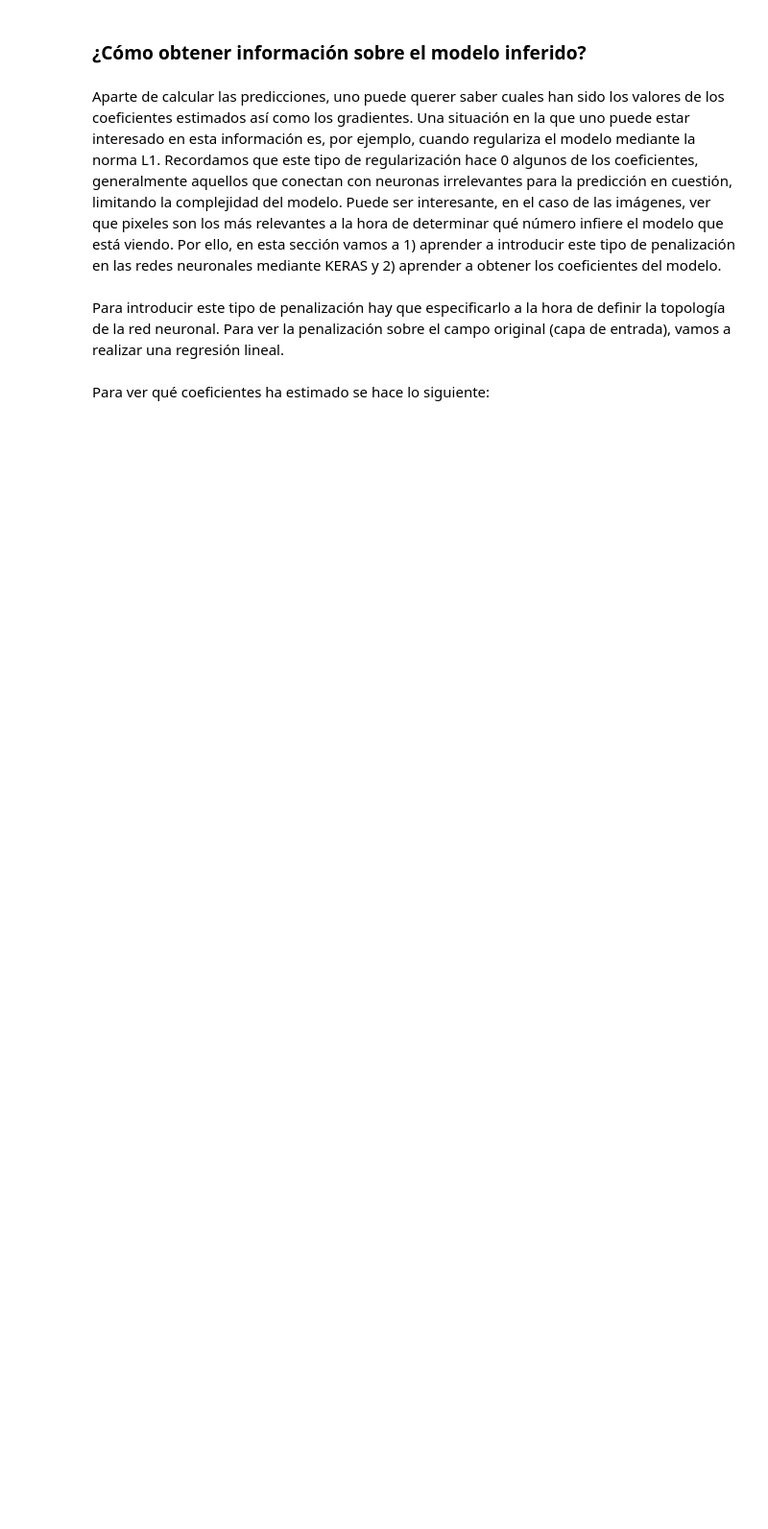
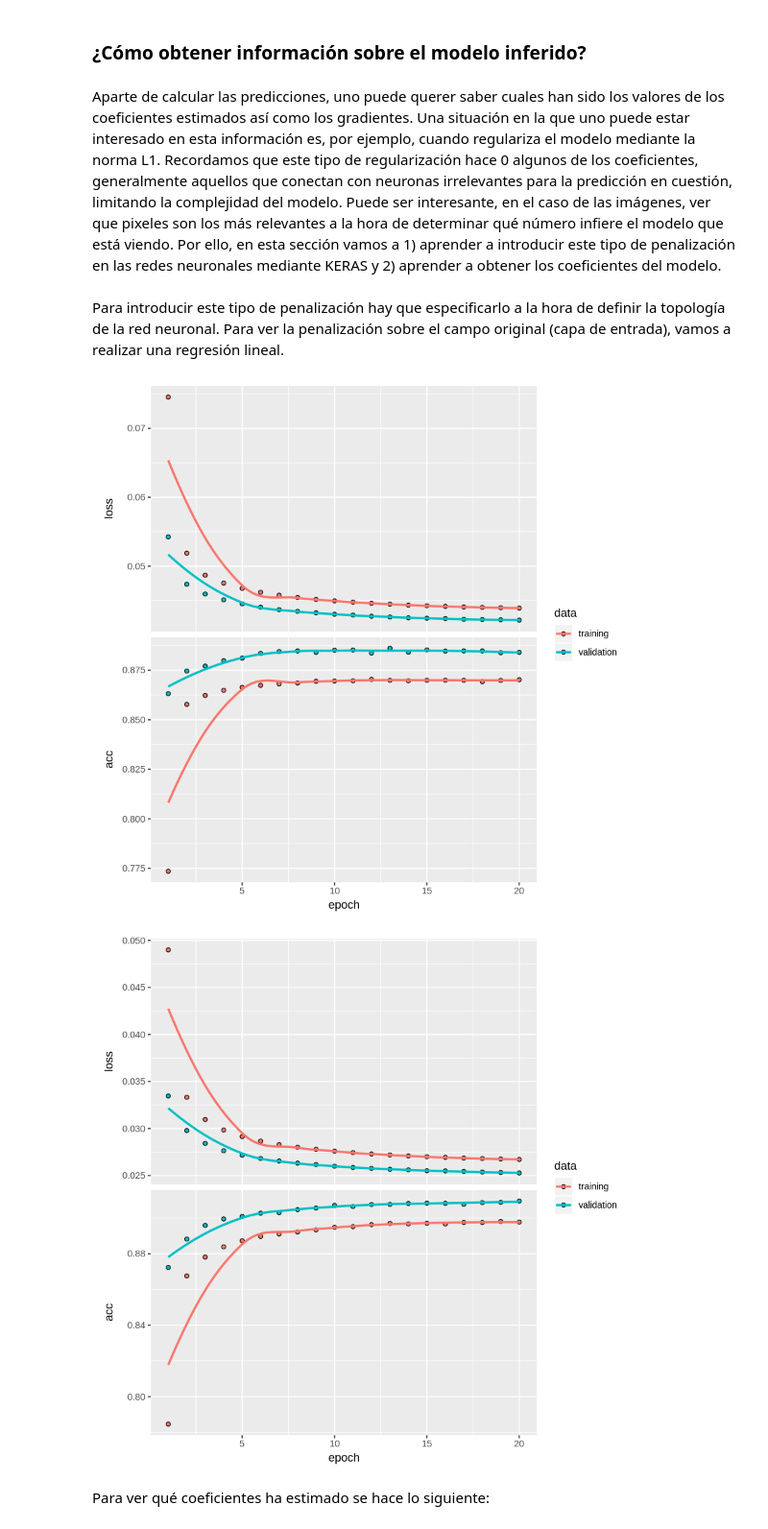
Before and after one commit to yerartdev/m1969-machine-learning-i, a Jupyter notebook: lab/s04-lab-keras.ipynb, the cells around one changed output. Shown at 96% size. Cells and saved outputs as stored; diff of their text form; code cells hidden in the pictures; blank space fills up the shorter version.

```diff
--- a/lab/s04-lab-keras.ipynb
+++ b/lab/s04-lab-keras.ipynb
@@ -206,7 +236,11 @@ model4 %>% compile(
 history4 <- model4 %>% fit(x_train, y_train, epochs = 20, batch_size = 100, validation_split = 0.2)
 # %%
 par(mfrow = c(1,2))
-plot(history3); plot(history4)
+plot(history3)
+plot(history4)
+# %% [output]
+[figure, added]
+[figure, added]
 # %% [markdown]
 Para ver qué coeficientes ha estimado se hace lo siguiente:
 # %%
```
Also changed, not shown: parts of 17 cells of this notebook.
